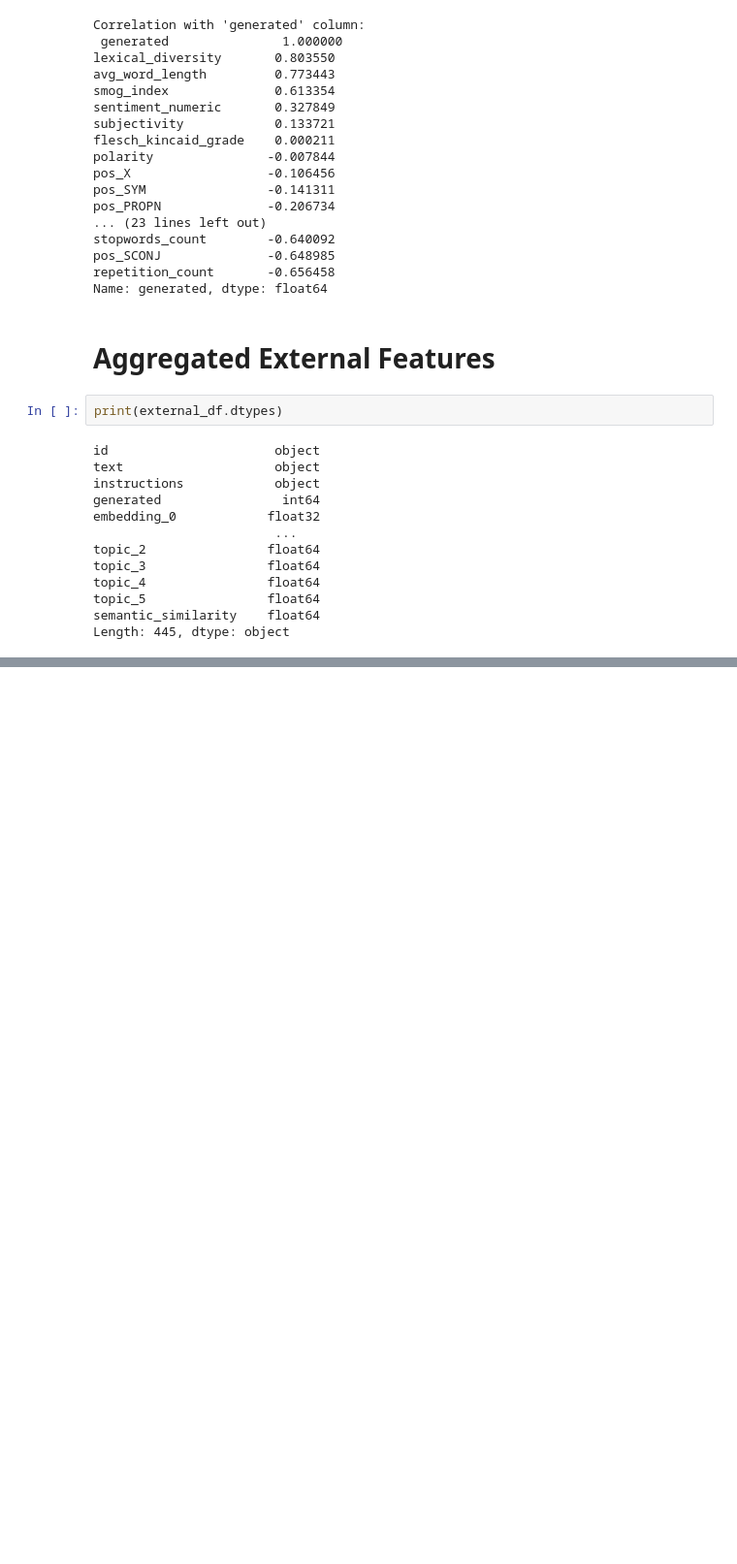
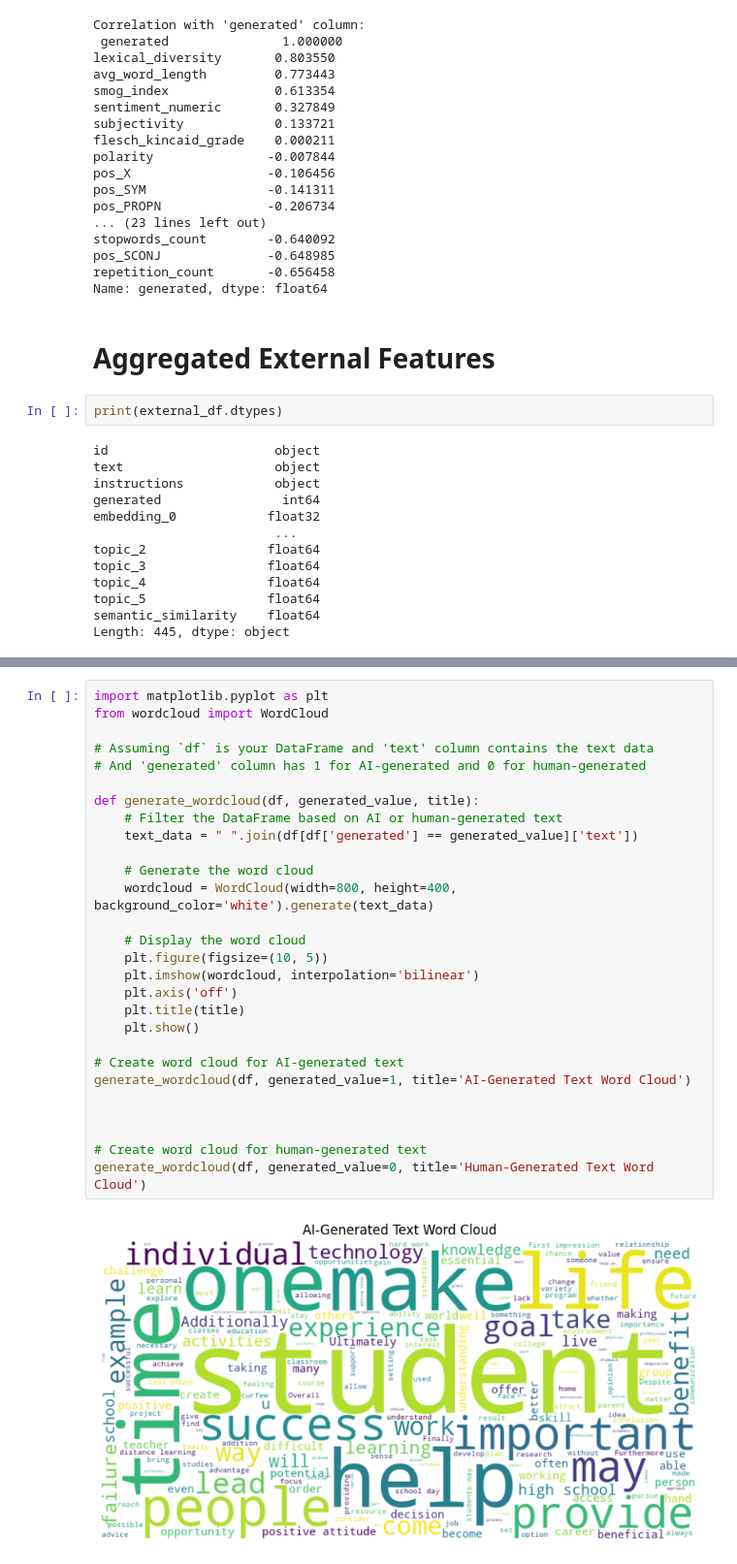
Before and after one commit to yukaberry/detect_ai_content, a Jupyter notebook: notebooks/texts/lina_texts_feature_eng.ipynb, the cells around one changed output, grey strips where cells are left out. Shown at 97% size. Drawn from its saved outputs; the diff is of its cells as text; blank space fills up the shorter version.

Commit message:
wordcloud: ideas for slanf feature

```diff
--- a/notebooks/texts/lina_texts_feature_eng.ipynb
+++ b/notebooks/texts/lina_texts_feature_eng.ipynb
@@ -819,0 +829,30 @@ Length: 445, dtype: object
+# %%
+import matplotlib.pyplot as plt
+from wordcloud import WordCloud
+
+# Assuming `df` is your DataFrame and 'text' column contains the text data
+# And 'generated' column has 1 for AI-generated and 0 for human-generated
+
+def generate_wordcloud(df, generated_value, title):
+    # Filter the DataFrame based on AI or human-generated text
+    text_data = " ".join(df[df['generated'] == generated_value]['text'])
+
+    # Generate the word cloud
+    wordcloud = WordCloud(width=800, height=400, background_color='white').generate(text_data)
+
+    # Display the word cloud
+    plt.figure(figsize=(10, 5))
+    plt.imshow(wordcloud, interpolation='bilinear')
+    plt.axis('off')
+    plt.title(title)
+    plt.show()
+
+# Create word cloud for AI-generated text
+generate_wordcloud(df, generated_value=1, title='AI-Generated Text Word Cloud')
+
+
+
+# Create word cloud for human-generated text
+generate_wordcloud(df, generated_value=0, title='Human-Generated Text Word Cloud')
+# %% [output]
+[figure, added]
```
Also changed, not shown: parts of 3 cells of this notebook.
